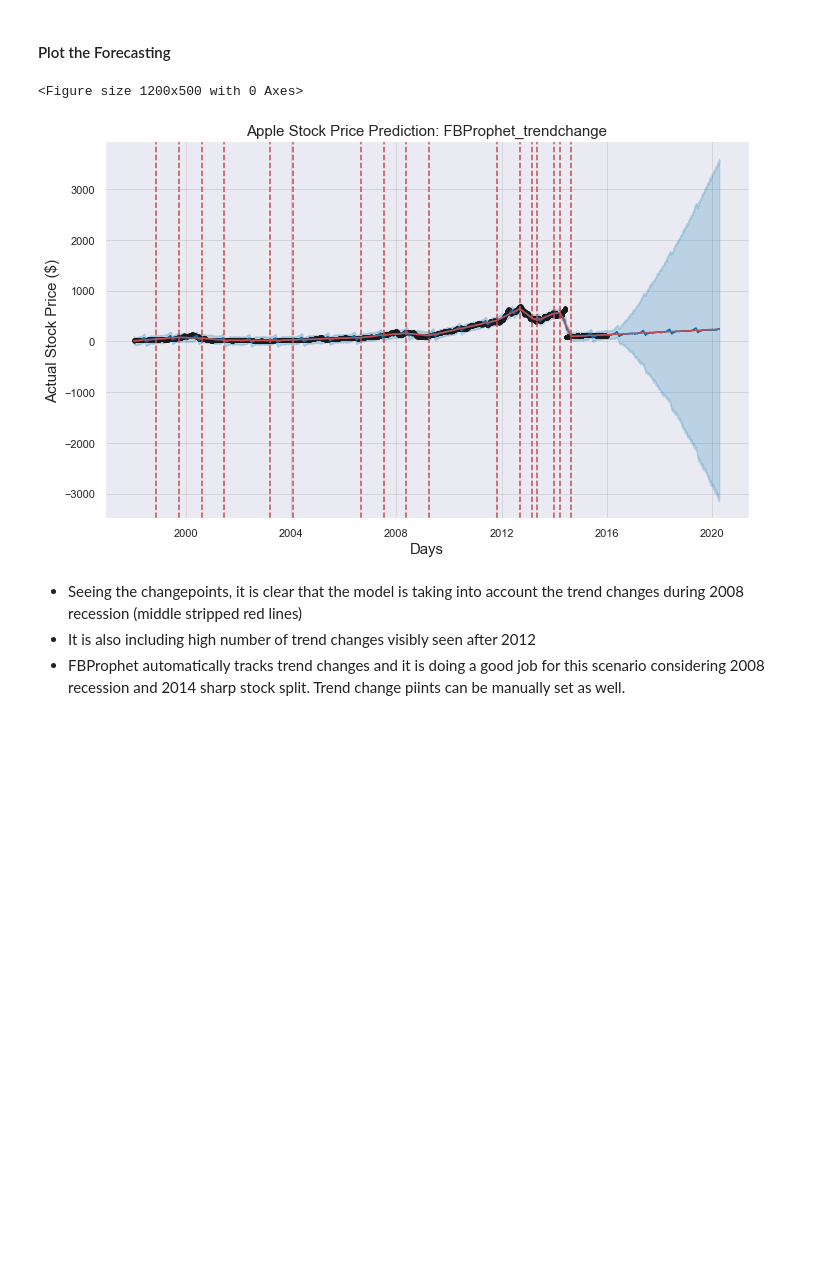
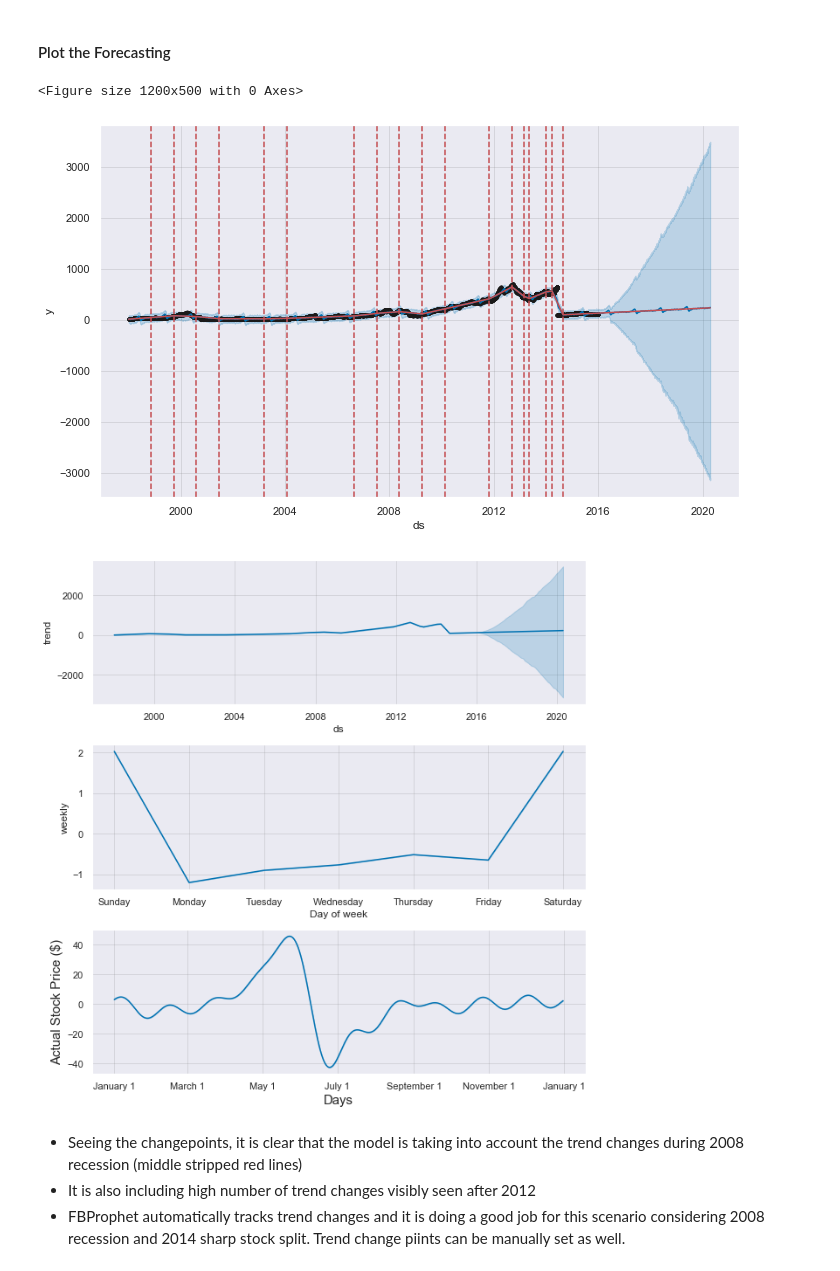
Before and after one commit to saimoom026/Springboard, a Jupyter notebook: springboard/Capstone two/Stock-price-prediction-modelling.ipynb, the cells around one changed output. Cells and saved outputs as stored; diff of their text form; code cells hidden in the pictures; blank space fills up the shorter version.

Commit message:
Apple stock price prediction modelling

```diff
--- a/springboard/Capstone two/Stock-price-prediction-modelling.ipynb
+++ b/springboard/Capstone two/Stock-price-prediction-modelling.ipynb
@@ -656,0 +626,9 @@ FBProphet automatically detects trend chage points in the time-series. However t
+# %%
+# We will pick the best changepoint_prior_scale based on the minimum rmse score of the models
+
+scale = np.linspace(.01, .2, 5) # vary around the default value of 0.05
+change_point_result = []
+
+for sc in scale:
+    rmse = changepoint_scale(sc)
+    change_point_result.append(rmse)
@@ -656,0 +643,17 @@ FBProphet automatically detects trend chage points in the time-series. However t
+# %%
+# determine the best 'scale' and plot scale vs rmse score
+best_scale = scale[np.argmin(change_point_result)]
+print('Best scale for minimum RMSE score: ',best_scale)
+
+# plot the result
+
+plt.figure(figsize=(12,5), dpi=100)
+plt.title('Trend change point flexibility score vs RMSE score', fontsize=15)
+plt.plot(scale, change_point_result, linewidth=4)
+plt.plot(best_scale, min(change_point_result),'^', markersize=16, label='Minimum RMSE')
+plt.legend(loc='upper left', fontsize=15)
+plt.grid(True)
+plt.xlabel('Scale', fontsize=15)
+plt.ylabel('RMSE score', fontsize=15)
+plt.savefig("figures/trend_change_scale_vs_rmse.png")
+plt.show()
@@ -661,9 +667,7 @@ FBProphet automatically detects trend chage points in the time-series. However t
 m3=Prophet(interval_width=0.95,          # interval_width = confidence interval
           changepoint_range=0.8,         # % of train data to look for change point
                                          # (default value is .8) tuned around .8, which produced better model performance
-          changepoint_prior_scale=0.1)  # trend flexibility---(default value is 0.05)
-                                         # higher value== overfit (more flexible)
-                                         # lower value == less flexible ...tuned around by 0.05,..0.1 yielded lower scores
+          changepoint_prior_scale = best_scale)
 
 m3.fit(train_data)
 
@@ -675,36 +679,33 @@ future_no_weekends = future[future['ds'].dt.dayofweek < 5]
 
 # Predict the price
 
-forecast = m3.predict(future_no_weekends)
+forecast_trendchange = m3.predict(future_no_weekends)
 # %% [output]
 INFO:fbprophet:Disabling daily seasonality. Run prophet with daily_seasonality=True to override this.
 # %% [markdown]
 #### Plot the Forecasting
 # %%
-# Predict on the price
-
-forecast = m3.predict(future)
-
-
 # plot the forecast
 
 plt.figure(figsize=(12,5), dpi=100)
 
-fig = m3.plot(forecast)
+fig = m3.plot(forecast_trendchange)
 
 # add change points to the plot
 
-a = add_changepoints_to_plot(fig.gca(), m3, forecast)
+a = add_changepoints_to_plot(fig.gca(), m3, forecast_trendchange)
 
-plt.title('Apple Stock Price Prediction: FBProphet_trendchange', fontsize=15)
+fig = m3.plot_components(forecast_trendchange)
+
 plt.grid(True)
 plt.xlabel('Days', fontsize=15)
 plt.ylabel('Actual Stock Price ($)', fontsize=15)
 plt.savefig("figures/9.png")
 plt.show()
 # %% [output]
 <Figure size 1200x500 with 0 Axes>
-[figure, old version]
+[figure, new version]
+[figure, added]
 # %% [markdown]
 - Seeing the changepoints, it is clear that the model is taking into account the trend changes during 2008 recession (middle stripped red lines)
 - It is also including high number of trend changes visibly seen after 2012
```
Also changed, not shown: parts of 103 cells of this notebook.
